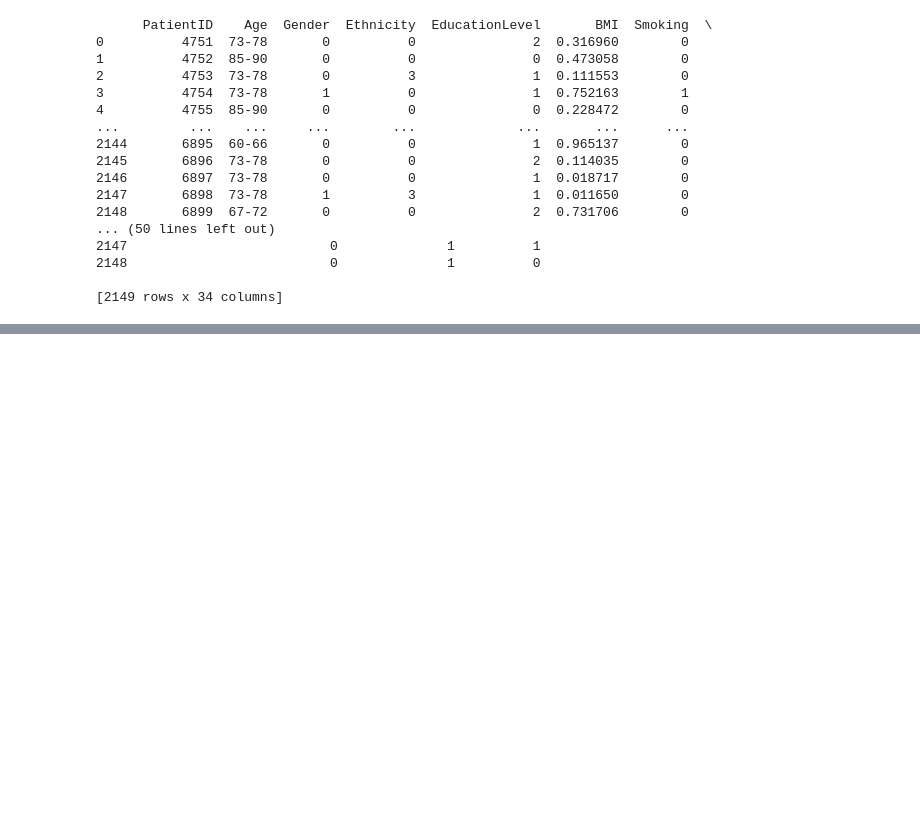
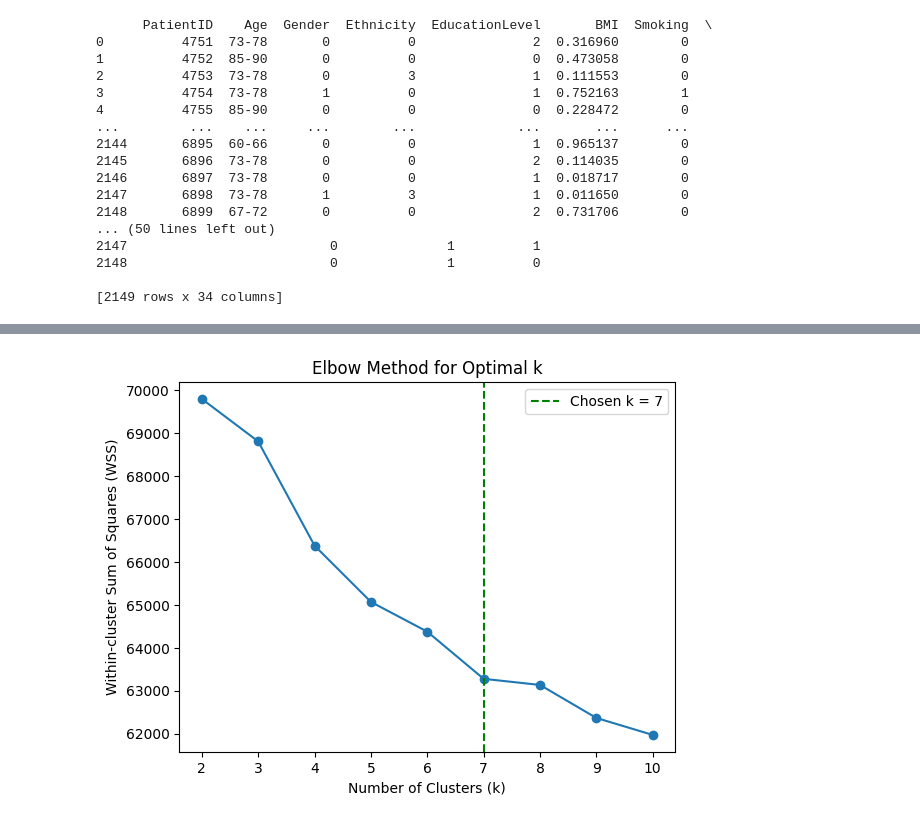
Before and after one commit to leen204/mining-project, a Jupyter notebook: DATA MINING NOTEBOOK.ipynb, the cells around one changed output, grey strips where cells are left out. Cells and saved outputs as stored; diff of their text form; code cells hidden in the pictures; blank space fills up the shorter version.

```diff
--- a/DATA MINING NOTEBOOK.ipynb
+++ b/DATA MINING NOTEBOOK.ipynb
@@ -627,0 +723,23 @@ print(df) #print the preprocessed version of the dataset
+# %%
+# Elbow method عشان احدد الكي باستخدام
+!pip install kneed
+from kneed import KneeLocator
+wss_values = []
+X_scaled = scaler.fit_transform(df_scaled)
+for k in k_values:
+    kmeans = KMeans(n_clusters=k, random_state=42, n_init='auto')
+    kmeans.fit(X_scaled)
+    wss_values.append(kmeans.inertia_)
+
+plt.plot(k_values, wss_values, marker='o')
+plt.xlabel('Number of Clusters (k)')
+plt.ylabel('Within-cluster Sum of Squares (WSS)')
+plt.title('Elbow Method for Optimal k')
+
+knee = KneeLocator(k_values, wss_values, curve='convex', direction='decreasing')
+turning_point = knee.elbow
+
+plt.axvline(x=turning_point, linestyle='--', color='green', label=f'Chosen k = {turning_point}')
+plt.legend()
+plt.show()
+# %% [output]
@@ -627,0 +753 @@ print(df) #print the preprocessed version of the dataset
+[figure, added]
```
Also changed, not shown: parts of 13 cells of this notebook.
